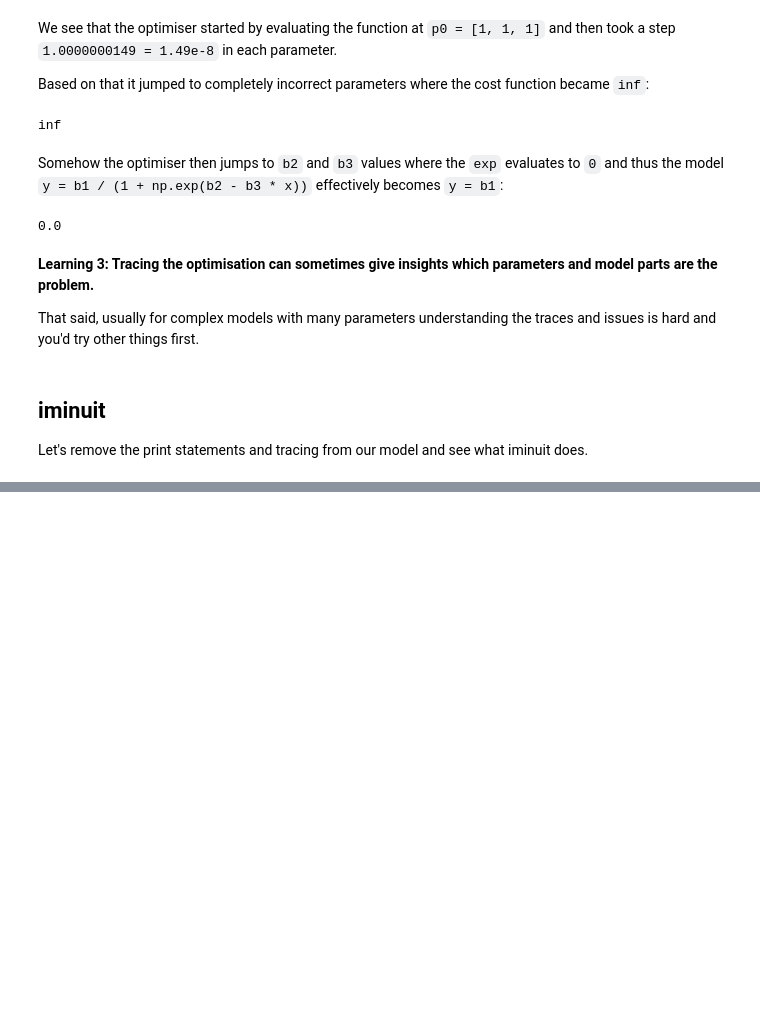
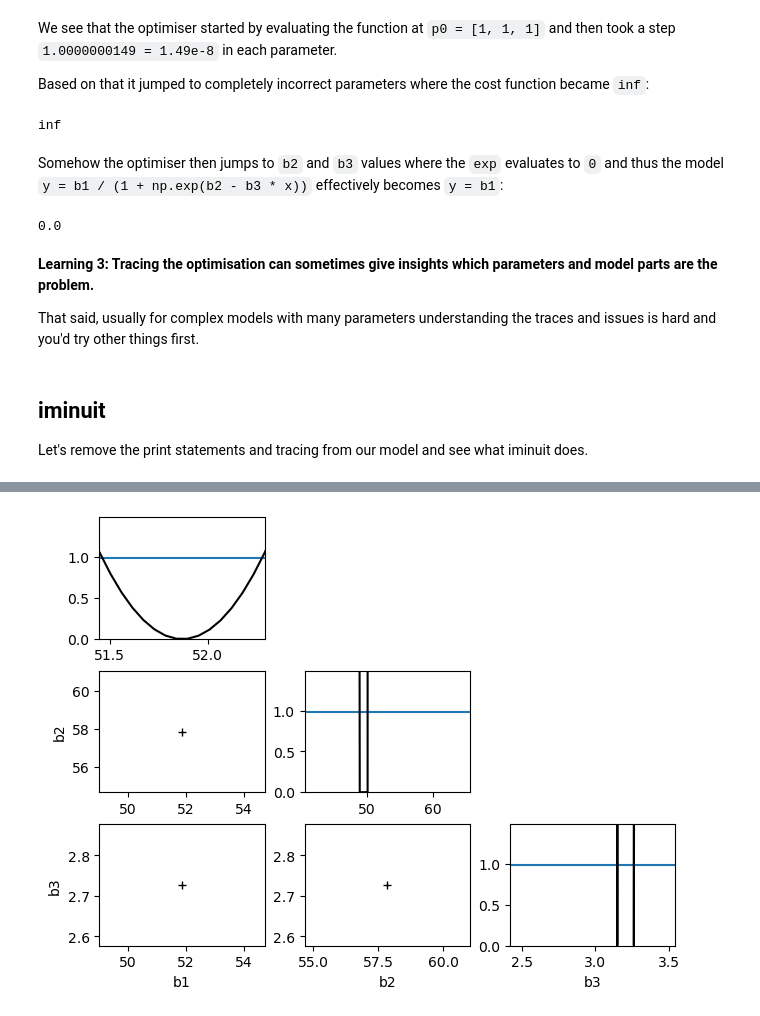
Before and after one commit to cdeil/python-model-fit-tutorial, a Jupyter notebook: 02_failing_fits.ipynb, the cells around one changed output, grey strips where cells are left out. Saved outputs shown, nothing was run; the diff lists cells and outputs as text; code cells hidden in the pictures; blank space fills up the shorter version.

```diff
--- a/02_failing_fits.ipynb
+++ b/02_failing_fits.ipynb
@@ -162,3 +165,5 @@ Let's remove the print statements and tracing from our model and see what iminui
 # %%
 def model(x, b1, b2, b3):
     return b1 / (1 + np.exp(b2 - b3 * x))
+# %%
+cost = iminuit.cost.LeastSquares(x=df["x"], y=df["y"], yerror=1, model=model)
@@ -164,0 +185,2 @@ def model(x, b1, b2, b3):
+# %%
+minuit = iminuit.Minuit(cost, b1=1, b2=1, b3=1)
@@ -164,0 +211,3 @@ def model(x, b1, b2, b3):
+# %%
+minuit.draw_mnmatrix();
+# %% [output]
@@ -164,0 +215 @@ def model(x, b1, b2, b3):
+[figure, added]
```
Also changed, not shown: parts of 22 cells of this notebook, 1 other file.
